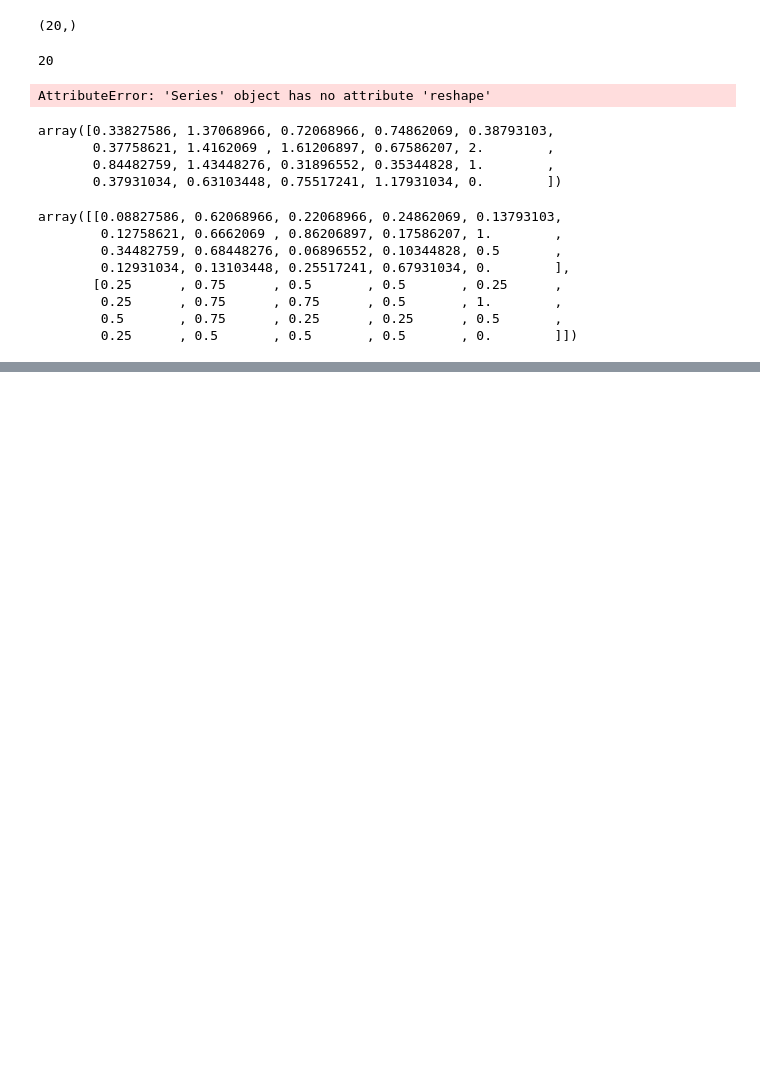
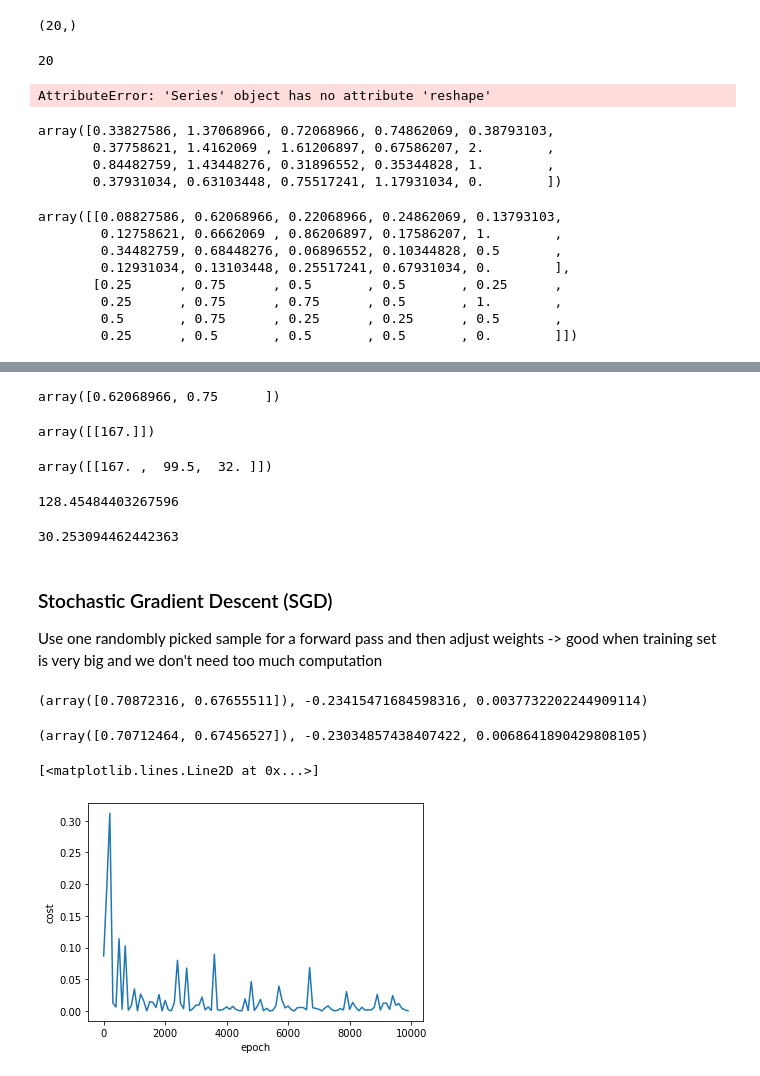
Before and after one commit to gkstlsgp3as/Deep_Learning_Tutorial, a Jupyter notebook: 6. Stochastic Gradient.ipynb, the cells around one changed output, grey strips where cells are left out. Cells and saved outputs as stored; diff of their text form; code cells hidden in the pictures; blank space fills up the shorter version.

```diff
--- a/6. Stochastic Gradient.ipynb
+++ b/6. Stochastic Gradient.ipynb
@@ -114,0 +159,80 @@ w = np.ones(shape=(2))
+# %%
+sx.transform([[2600, 4]])[0]
+# %% [output]
+array([0.62068966, 0.75      ])
+# %%
+sy.inverse_transform([[1]]) # maximum value
+# %% [output]
+array([[167.]])
+# %%
+sy.inverse_transform([[1,0.5,0]]) # maximum, median, minimum
+# %% [output]
+array([[167. ,  99.5,  32. ]])
+# %%
+def predict(area, bedrooms, w, b):
+    scaled_X = sx.transform([[area, bedrooms]])[0] # 2-dimensional
+    scaled_price = w[0]*scaled_X[0] + w[1]*scaled_X[1] + b
+
+    return sy.inverse_transform([[scaled_price]])[0][0] # to get a single value
+
+predict(2600, 4, w, b)
+# tend to increase when area or bedrooms increase
+# %% [output]
+128.45484403267596
+# %%
+predict(1000, 2, w, b) # check the .csv file!
+# %% [output]
+30.253094462442363
+# %% [markdown]
+### Stochastic Gradient Descent (SGD)
+Use one randombly picked sample for a forward pass and then adjust weights -> good when training set is very big and we don't need too much computation
+# %%
+import random
+
+def stochastic_gradient_descent(X, y_true, epochs, learning_rate = 0.01):
+    num_of_feat = X.shape[1]
+    # numpy with 1 row and columns equal to # of features
+    w = np.ones(shape = (num_of_feat)) # initialize weights as 1
+    b = 0
+    total_samp = X.shape[0]
+
+    cost_list = []
+    epoch_list = []
+
+    for i in range(epochs):
+        random_index = random.randint(0, total_samp-1)
+        sample_x = X[random_index]
+        sample_y = y_true[random_index]
+
+        y_pred = np.dot(w, sample_x.T) + b # w1*X['area'] + w2*X['bedrooms'] + b
+
+        w_grad = -(2/total_samp)*(sample_x.T.dot(sample_y-y_pred))
+        b_grad = -(2/total_samp)*(sample_y-y_pred)
+
+        w = w - learning_rate*w_grad
+        b = b - learning_rate*b_grad
+
+        cost = np.square(sample_y-y_pred)
+
+        if i%100==0:
+            cost_list.append(cost)
+            epoch_list.append(i)
+
+    return w, b, cost, cost_list, epoch_list
+
+w_sgd, b_sgd, cost_sgd, cost_list_sgd, epoch_list_sgd = stochastic_gradient_descent(scaled_X, scaled_y.reshape(scaled_y.shape[0],),10000)
+w_sgd, b_sgd, cost_sgd
+# %% [output]
+(array([0.70872316, 0.67655511]), -0.23415471684598316, 0.0037732202244909114)
+# %%
+w, b, cost # quite same! but with different epochs! It didn't take too much time even with bigger epochs
+# %% [output]
+(array([0.70712464, 0.67456527]), -0.23034857438407422, 0.0068641890429808105)
+# %%
+plt.xlabel("epoch")
+plt.ylabel("cost")
+
+plt.plot(epoch_list_sgd, cost_list_sgd)
+# %% [output]
+[<matplotlib.lines.Line2D at 0x...>]
+[figure, added]
```
Also changed, not shown: parts of 7 cells of this notebook.
